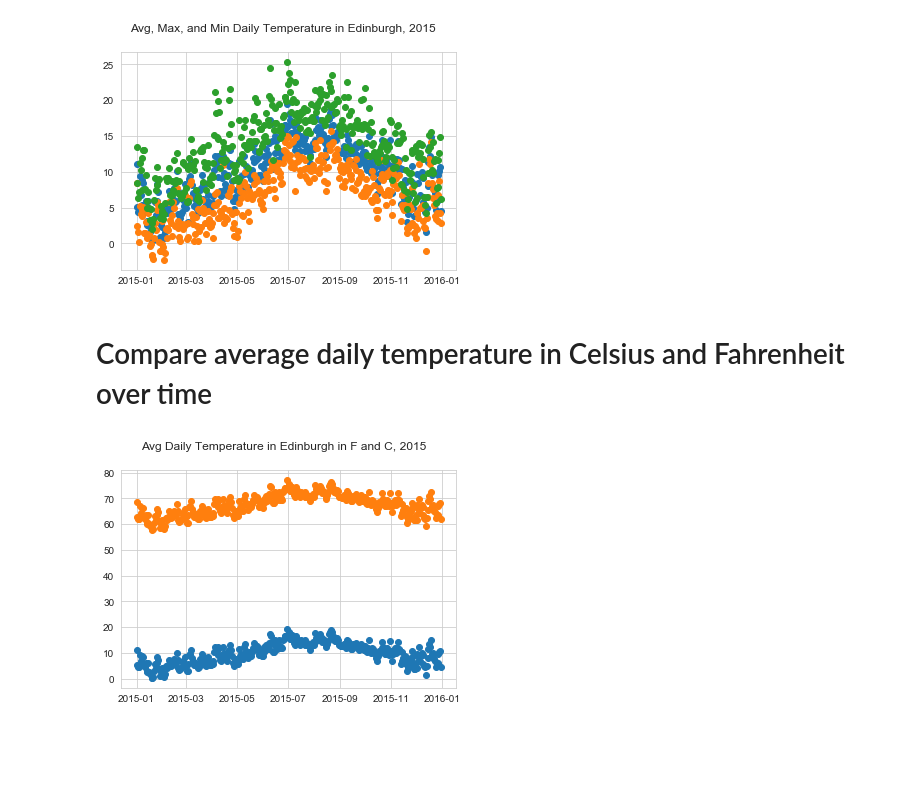
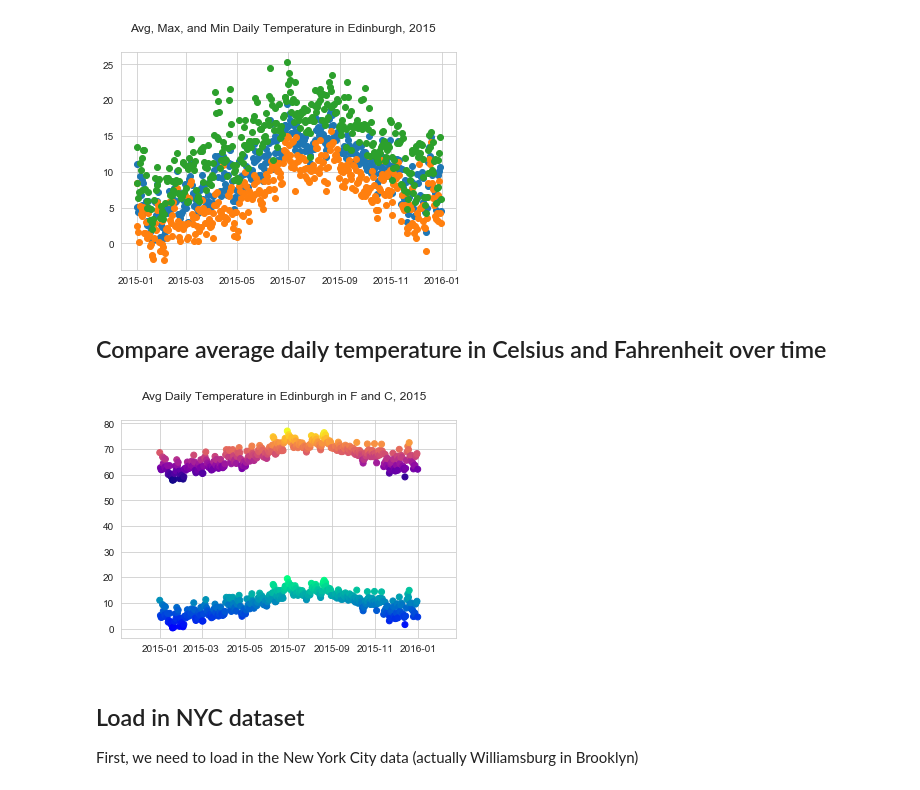
Before and after one commit to a-epstein/temp_converter, a Jupyter notebook: weather_analysis.ipynb, the cells around one changed output. Cells and saved outputs as stored; diff of their text form; code cells hidden in the pictures; blank space fills up the shorter version.

```diff
--- a/weather_analysis.ipynb
+++ b/weather_analysis.ipynb
@@ -221,15 +221,19 @@ plt.show()
 # %% [output]
 [figure]
 # %% [markdown]
-# Compare average daily temperature in Celsius and Fahrenheit over time
+## Compare average daily temperature in Celsius and Fahrenheit over time
 # %%
 # Add a new column temp_mean_f to the dataset containing the average daily temperatures converted to Fahrenheit
 edi_daily_stats = edi_daily_stats.assign(temp_mean_f = edi_daily_stats['temp_mean'] + 32.0 * 1.8)
 
 # Plot both sets of data
-plt.plot_date(x = 'date', y = 'temp_mean', data = edi_daily_stats)
-plt.plot_date(x = 'date', y = 'temp_mean_f', data = edi_daily_stats)
+sns.set_style('whitegrid')
+plt.scatter(x = 'date', y = 'temp_mean', data = edi_daily_stats, c='temp_mean', cmap=cm.winter)
+plt.scatter(x = 'date', y = 'temp_mean_f', data = edi_daily_stats, c='temp_mean_f', cmap=cm.plasma)
 plt.suptitle('Avg Daily Temperature in Edinburgh in F and C, 2015')
 plt.show()
 # %% [output]
-[figure, old version]
+[figure, new version]
+# %% [markdown]
+## Load in NYC dataset
+First, we need to load in the New York City data (actually Williamsburg in Brooklyn)
```
Also changed, not shown: parts of 12 cells of this notebook, 1 other file.
